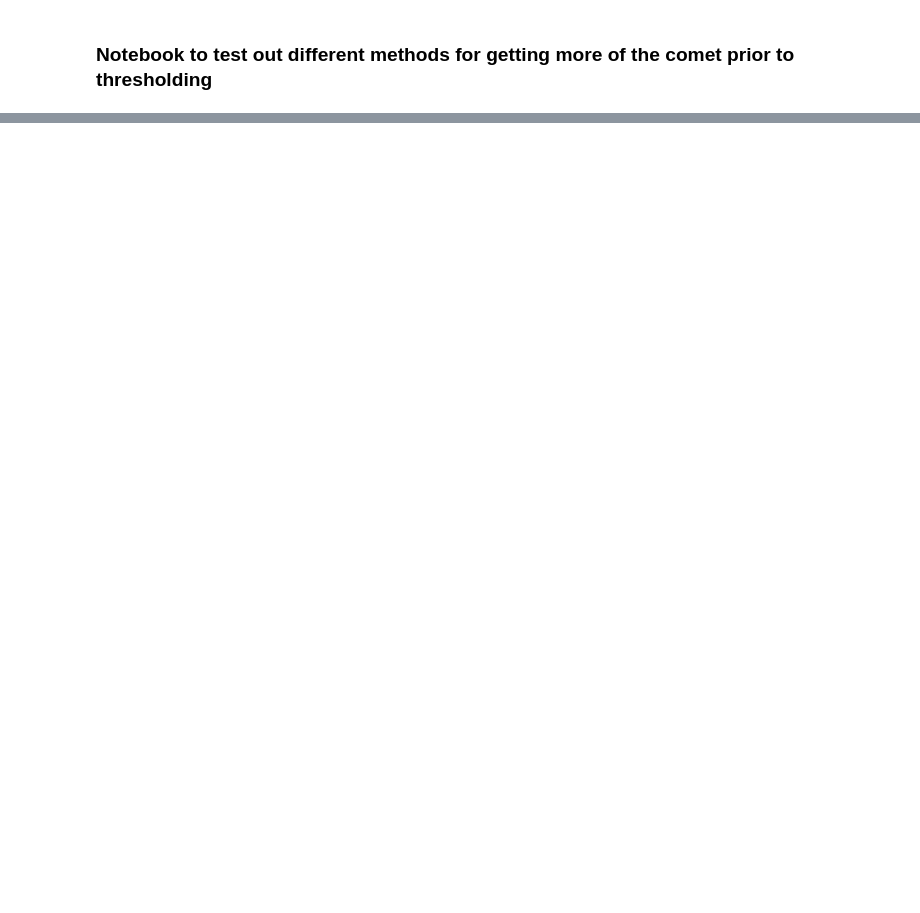
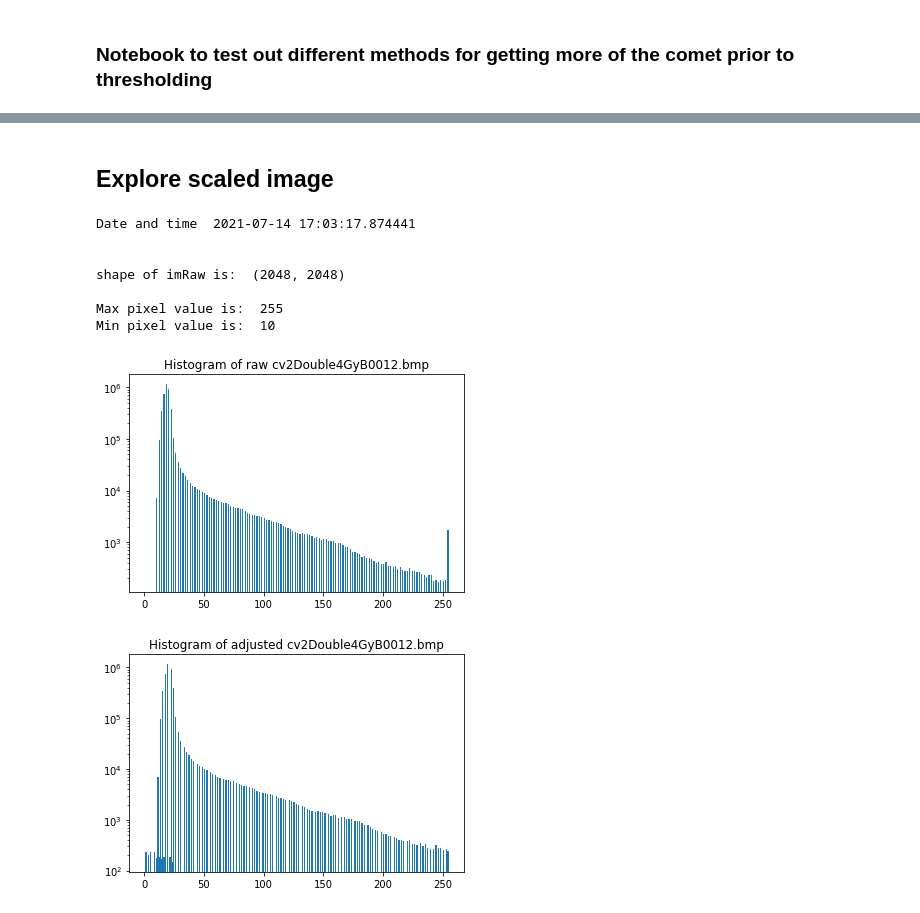
Before and after one commit to Selina9/notebooks, a Jupyter notebook: ImageAnalysisTesting.ipynb, the cells around one changed output, grey strips where cells are left out. Drawn from its saved outputs; the diff is of its cells as text; code cells hidden in the pictures; blank space fills up the shorter version.

```diff
--- a/ImageAnalysisTesting.ipynb
+++ b/ImageAnalysisTesting.ipynb
@@ -347,0 +157,47 @@ NameError: name 'imgGrey' is not defined
+# %% [markdown]
+## Explore scaled image
+# %%
+import numpy as np
+from skimage import exposure
+import datetime
+now = datetime.datetime.now()
+print("Date and time ",str(now))
+print(" ")
+#
+#imFile = "../CometImages/CA210609/Collated/4GyB/bmp/4GyB0012.bmp"
+imFile = "cv2Double4GyB0012.bmp"
+imgRaw = plt.imread(imFile)
+maxPix = np.amax(imgRaw)
+minPix = np.amin(imgRaw)
+print("\nshape of imRaw is: ", imgRaw.shape)
+print("\nMax pixel value is: ", maxPix)
+print("Min pixel value is: ", minPix)
+fig, ax = plt.subplots(1)
+plt.title("Histogram of raw " + str(imFile))
+n, bins, patches = ax.hist(imgRaw.flatten(), bins=np.arange(0, maxPix+1, 1), log=True)
+plt.show()
+#
+# use skimage.exposure modeule's adjust_gamma function
+imgAdjusted = exposure.adjust_gamma(imgRaw, gamma = 1, gain=1.1)
+maxPixAdjusted = np.amax(imgAdjusted)
+fig, ax = plt.subplots(1)
+plt.title("Histogram of adjusted " + str(imFile))
+n, bins, patches = ax.hist(imgAdjusted.flatten(), bins=np.arange(0, maxPixAdjusted+1, 1), log=True)
+plt.show()
+
+#
+then = now
+now = datetime.datetime.now()
+print(" ")
+print("Date and time",str(now))
+print("Time since last check is",str(now - then))
+# %% [output]
+Date and time  2021-07-14 17:03:17.874441
+
+
+shape of imRaw is:  (2048, 2048)
+
+Max pixel value is:  255
+Min pixel value is:  10
+[figure, added]
+[figure, added]
```
Also changed, not shown: parts of 5 cells of this notebook, 9 other files.
